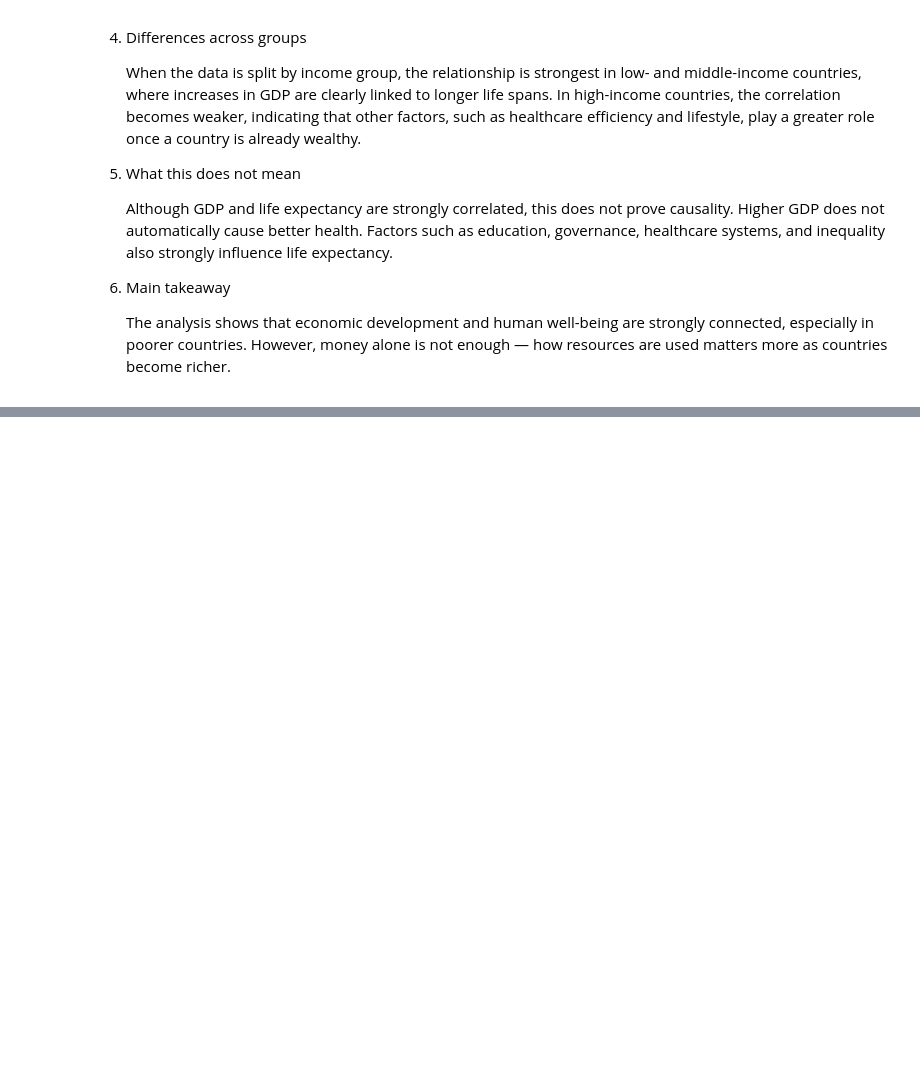
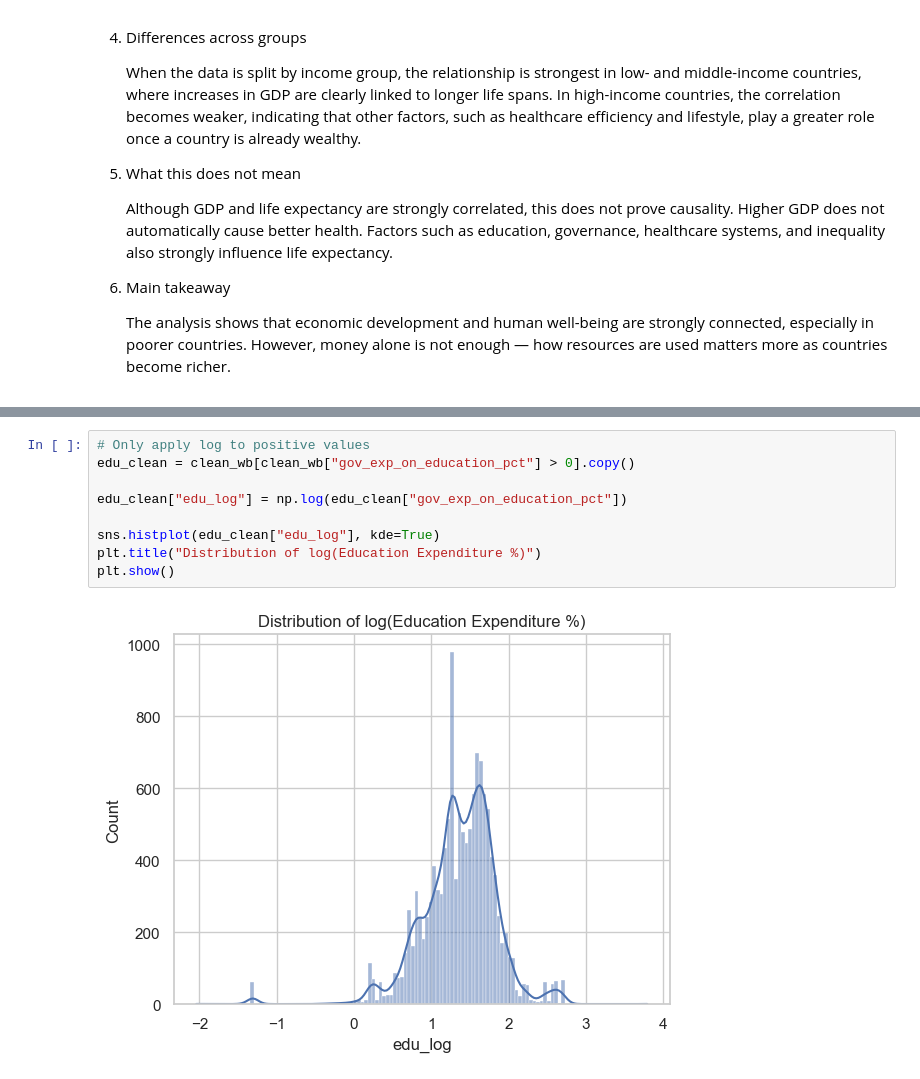
Before and after one commit to StefanFSmid/ASDA_2025_Group_3_Porfolio, a Jupyter notebook: notebooks/week_06_group_3_notebook.ipynb, the cells around one changed output, grey strips where cells are left out. Saved outputs shown, nothing was run; the diff lists cells and outputs as text; blank space fills up the shorter version.

```diff
--- a/notebooks/week_06_group_3_notebook.ipynb
+++ b/notebooks/week_06_group_3_notebook.ipynb
@@ -599,0 +709,11 @@ rho: 0.305 p-value: 7.310983800825947e-15 n: 621
+# %%
+# Only apply log to positive values
+edu_clean = clean_wb[clean_wb["gov_exp_on_education_pct"] > 0].copy()
+
+edu_clean["edu_log"] = np.log(edu_clean["gov_exp_on_education_pct"])
+
+sns.histplot(edu_clean["edu_log"], kde=True)
+plt.title("Distribution of log(Education Expenditure %)")
+plt.show()
+# %% [output]
+[figure, added]
```
Also changed, not shown: parts of 30 cells of this notebook, 3 other files.
